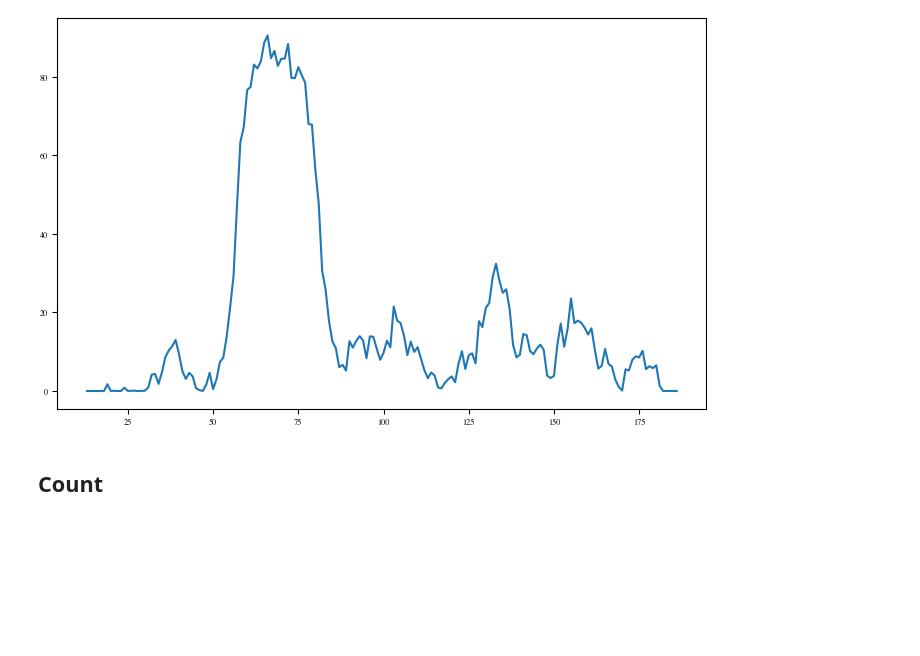
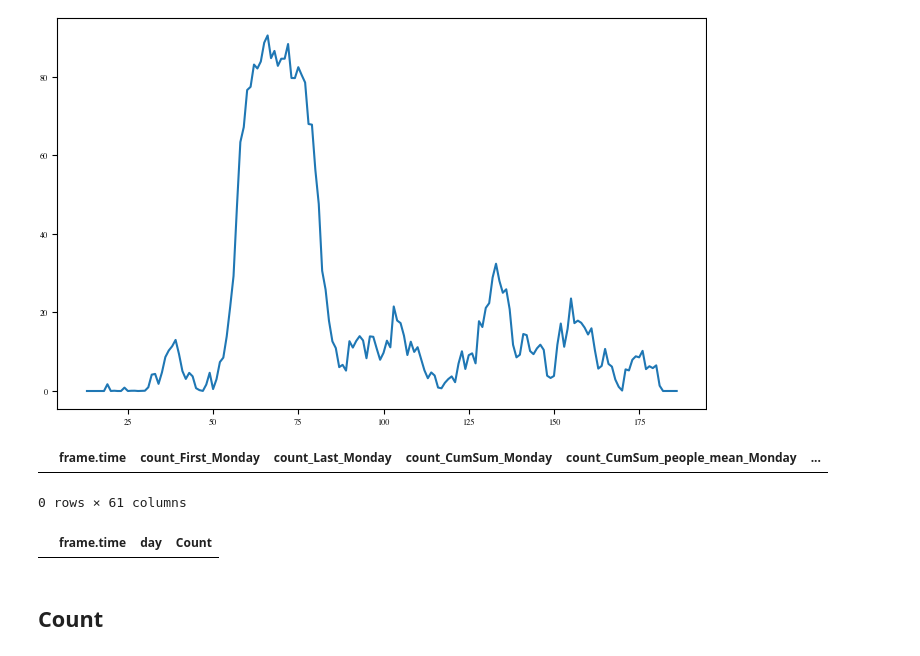
Before and after one commit to danielbischofff/dataLiteracyPeopleCounting, a Jupyter notebook: PeopleFlowMensa.ipynb, the cells around one changed output. Saved outputs shown, nothing was run; the diff lists cells and outputs as text; code cells hidden in the pictures; blank space fills up the shorter version.

Commit message:
compute queue

```diff
--- a/PeopleFlowMensa.ipynb
+++ b/PeopleFlowMensa.ipynb
@@ -545,5 +513,3 @@ def queue_model_uncertaintySP_PC(dFirstLastCumSumPeopleMonday, mean_serving_spee
     queueCount['queue_stderr_count'] = stderr_queue_counts
 
     return queueCount
-# %%
-d1FirstLastCumSumPeopleMonday = queue_model_uncertaintySP_PC(d1FirstLastCumSumPeopleMonday)
@@ -584,7 +516,15 @@ d1FirstLastCumSumPeopleMonday
+# %%
+d1FirstLastCumSumQueuePeopleMonday = queue_model_uncertaintySP_PC(d1FirstLastCumSumPeopleMonday)
+d1FirstLastCumSumQueuePeopleTuesday = queue_model_uncertaintySP_PC(d1FirstLastCumSumPeopleTuesday)
+d1FirstLastCumSumQueuePeopleWednesday = queue_model_uncertaintySP_PC(d1FirstLastCumSumPeopleWednesday)
+d1FirstLastCumSumQueuePeopleThursday = queue_model_uncertaintySP_PC(d1FirstLastCumSumPeopleThursday)
+d1FirstLastCumSumQueuePeopleFriday = queue_model_uncertaintySP_PC(d1FirstLastCumSumPeopleFriday)
 # %% [markdown]
 # Plot Results
 # %% [markdown]
 ## Queue
+# %%
+d5QueueWeek = rename_merge([d1FirstLastCumSumQueuePeopleMonday, d1FirstLastCumSumQueuePeopleTuesday, d1FirstLastCumSumQueuePeopleWednesday, d1FirstLastCumSumQueuePeopleThursday, d1FirstLastCumSumQueuePeopleFriday], ['Monday', 'Tuesday', 'Wednesday', 'Thursday', 'Friday'])
 # %%
 plt.rcParams.update(bundles.icml2022(column='full', nrows=1, ncols=1, usetex=False))
 plt.plot(d1FirstLastCumSumPeopleMonday['queue_mean_count'])
@@ -610,3 +555,12 @@ plt.show()
+# %%
+d5QueueWeek
+# %% [output]
+|  | frame.time | count_First_Monday | count_Last_Monday | count_CumSum_Monday | count_CumSum_people_mean_Monday | ... |
+0 rows × 61 columns
+# %%
+df_melted
+# %% [output]
+|  | frame.time | day | Count |
 # %% [markdown]
 ## Count
 # %% [markdown]
```
Also changed, not shown: parts of 13 cells of this notebook.
